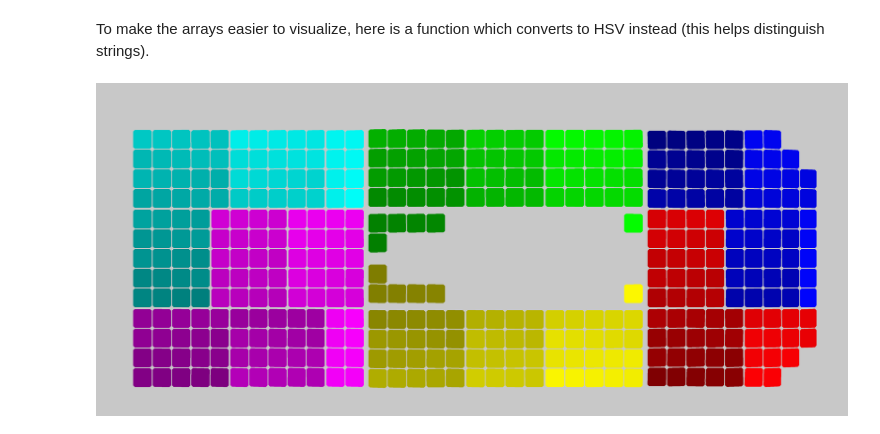
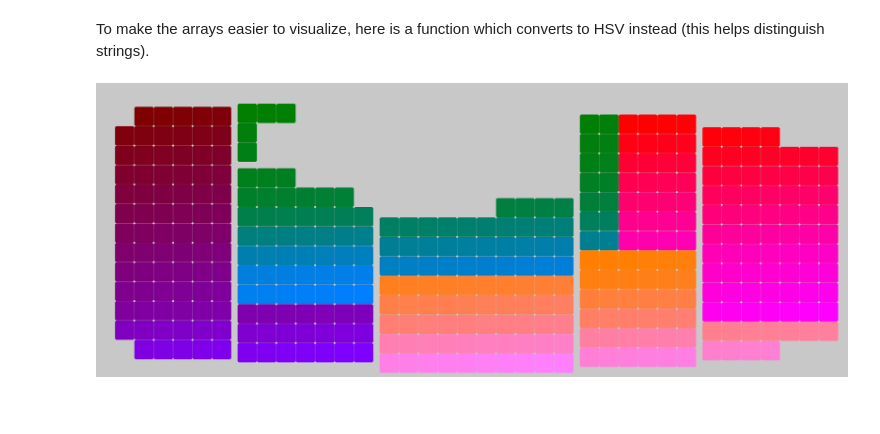
Before and after one commit to UBC-Solar/shellpower, a Jupyter notebook: shellpower/explore_arrayspec.ipynb, the cells around one changed output. Drawn from its saved outputs; the diff is of its cells as text; code cells hidden in the pictures; blank space fills up the shorter version.

```diff
--- a/shellpower/explore_arrayspec.ipynb
+++ b/shellpower/explore_arrayspec.ipynb
@@ -13,7 +13,16 @@ import datetime
 
 Use the luminos texture. Bypass diodes are needed as well, but may not be in the future.
 # %%
-aspec = Simulation.ArraySpec("./../arrays/luminos/luminos-splines-6-string-no-bypass-rot.png", "./../arrays/luminos/luminos.stl", "./bypass_diodes.json")
+from pathlib import Path
+
+INPUTS_DIR = Path(r"C:\Users\Jonah\Documents\UBCSolar\2025\shellpower\optimizer\inputs")
+OUTPUTS_DIR = Path(INPUTS_DIR).parent / "outputs"
+
+aspec = Simulation.ArraySpec(
+    str(OUTPUTS_DIR / "2026-04-12_15h14m11s" / "rebalanced.png"),
+    str(INPUTS_DIR / "v4-ep9-guillotined-ascii.stl"),
+    str(INPUTS_DIR / "bypass_diodes.json")
+)
 # %%
 # List methods
 
@@ -69,7 +78,7 @@ Let's use a few of the methods to see how they work.
 # %%
 # Show the texture
 
-texture_path = "./textures/test.png"
+texture_path = str(OUTPUTS_DIR / 'tmp.png')
 
 aspec.SaveArrayTexture(texture_path)
 
@@ -192,47 +200,82 @@ To make the arrays easier to visualize, here is a function which converts to HSV
 # %%
 from PIL import Image
 import math
+import os
 import colorsys
 import random
 
-num_colours = 6
-
-def get_texture_hsv(array_spec) -> Image:
+def get_texture_hsv(array_spec, output_path) -> Image:
     width = array_spec.LayoutTexture.Width
     height = array_spec.LayoutTexture.Height
-
     image = Image.new("RGB", (width, height), color=(200, 200, 200))
     pixels = image.load()
 
-    hue = random.random()
+    num_strings = len(array_spec.Strings)
+    hues = [i / num_strings for i in range(num_strings)]
+    random.shuffle(hues)  # Shuffle so adjacent strings aren't neighbouring hues
 
-    for string in array_spec.Strings:
-
-        hue = (hue + 1/num_colours) % 1.0
-
+    for hue, string in zip(hues, array_spec.Strings):
         for cell in string.Cells:
-            r, g, b = cell.Color.R, cell.Color.G, cell.Color.B
-
-            # --- Map B → Value ---
-            value = (b / 255)*0.5 +0.5
-
-            saturation = 1.0
-
-            # HSV → RGB (0–1 range)
-            rgb = colorsys.hsv_to_rgb(hue, saturation, value)
-            color = tuple(int(c * 255) for c in rgb)
-
             for px in cell.Pixels:
                 x = px.First
                 y = px.Second
                 if 0 <= x < width and 0 <= y < height:
-                    pixels[x, y] = color
+                    value = ((x / (width - 1)) + (y / (height - 1))) / 2
+                    value = value * 0.5 + 0.5
+                    rgb = colorsys.hsv_to_rgb(hue, 1.0, value)
+                    pixels[x, y] = tuple(int(c * 255) for c in rgb)
 
+    image.save(output_path)
     return image
 
-aspec = Simulation.ArraySpec("./../arrays/luminos/luminos-splines-6-string-no-bypass-rot.png", "./../arrays/luminos/luminos.stl", "./bypass_diodes.json")
+
+def get_texture_rg_sorted_blue(array_spec, output_path) -> Image:
+    width = array_spec.LayoutTexture.Width
+    height = array_spec.LayoutTexture.Height
+    image = Image.new("RGB", (width, height), color=(200, 200, 200))
+    pixels = image.load()
+
+    # Group cells by (R, G), storing (first_pixel_position, all_pixels)
+    from collections import defaultdict
+    rg_groups = defaultdict(list)
+    for string in array_spec.Strings:
+        for cell in string.Cells:
+            r, g = cell.Color.R, cell.Color.G
+            cell_pixels = [(px.First, px.Second) for px in cell.Pixels
+                           if 0 <= px.First < width and 0 <= px.Second < height]
+            if cell_pixels:
+                first_px = min(cell_pixels, key=lambda p: (p[1], p[0]))  # row-major first
+                rg_groups[(r, g)].append((first_px, cell_pixels))
+
+    # Sort cells within each (R, G) group by first pixel position,
+    # assign unique evenly-spaced B values across 0–255
+    for (r, g), cells in rg_groups.items():
+        cells.sort(key=lambda c: (c[0][1], c[0][0]))  # sort by first pixel, row-major
+        num_cells = len(cells)
+        for i, (_, cell_pixels) in enumerate(cells):
+            b = int(i * 255 / (num_cells - 1)) if num_cells > 1 else 0
+            for x, y in cell_pixels:
+                pixels[x, y] = (r, g, b)
+
+    image.save(output_path)
+    return image
+
+
+# Reload the aspec from the file
+aspec = Simulation.ArraySpec(
+    str(INPUTS_DIR / "manual_config_1_2026-04-11.png"),
+    str(INPUTS_DIR / "v4-ep9-guillotined-ascii.stl"),
+    str(INPUTS_DIR / "bypass_diodes.json")
+)
 aspec.Recolor()
-modified_texture = get_texture_hsv(aspec)
-display(modified_texture)
+
+output_dir = OUTPUTS_DIR / "modified"
+os.makedirs(output_dir, exist_ok=True)
+
+# hsv_texture = get_texture_hsv(aspec, output_dir / "texture_hsv.png")
+rg_texture  = get_texture_rg_sorted_blue(aspec, output_dir / "initial_2026-04-12.png")
+
+# display(hsv_texture)
+display(rg_texture)
 # %% [output]
-[figure, old version]
+[figure, new version]
```
Also changed, not shown: parts of 8 cells of this notebook, 20 other files.
